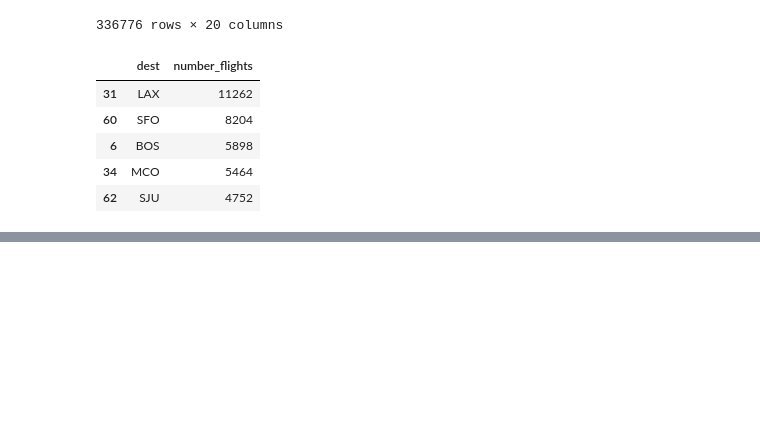
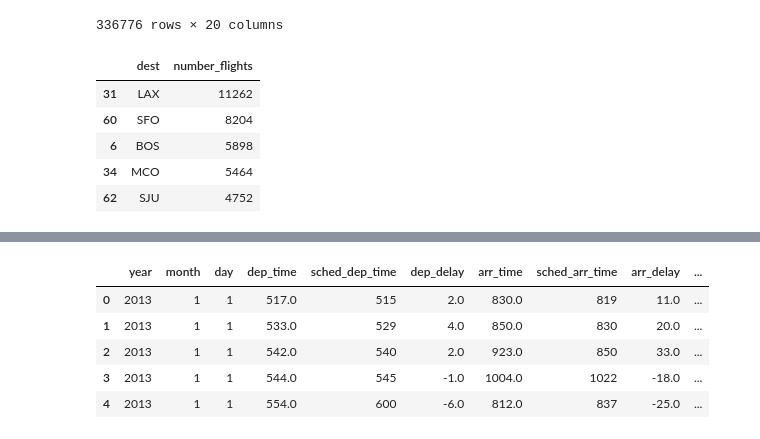
Before and after one commit to M-Christensen/ATPA, a Jupyter notebook: SOAModule_Notes/Module2/Sec2_DataTransformationCleaning.ipynb, the cells around one changed output, grey strips where cells are left out. Drawn from its saved outputs; the diff is of its cells as text; code cells hidden in the pictures; blank space fills up the shorter version.

```diff
--- a/SOAModule_Notes/Module2/Sec2_DataTransformationCleaning.ipynb
+++ b/SOAModule_Notes/Module2/Sec2_DataTransformationCleaning.ipynb
@@ -698,8 +824,20 @@ my_date.strftime("%A") # Extracts the day of week as a name
 # %%
 # CHUNK 64: Exercise 2.3.13: Convert the Year, Month, and Day variables in the flight data to a single date variable
 
 # Reload the flights data if needed
-# flights = pd.read_csv("flights.csv")
+flights = pd.read_csv("Data/flights.csv")
+
+cols = ['month', 'day', 'year']
+Date = flights[cols].apply(lambda row: "-".join(row.values.astype(str)), axis=1)
+flights['Date'] = [dt.datetime.strptime(i, "%m-%d-%Y") for i in Date]
+flights.head()
+# %% [output]
+|  | year | month | day | dep_time | sched_dep_time | dep_delay | arr_time | sched_arr_time | arr_delay | ... |
+| 0 | 2013 | 1 | 1 | 517.0 | 515 | 2.0 | 830.0 | 819 | 11.0 | ... |
+| 1 | 2013 | 1 | 1 | 533.0 | 529 | 4.0 | 850.0 | 830 | 20.0 | ... |
+| 2 | 2013 | 1 | 1 | 542.0 | 540 | 2.0 | 923.0 | 850 | 33.0 | ... |
+| 3 | 2013 | 1 | 1 | 544.0 | 545 | -1.0 | 1004.0 | 1022 | -18.0 | ... |
+| 4 | 2013 | 1 | 1 | 554.0 | 600 | -6.0 | 812.0 | 837 | -25.0 | ... |
 # %%
 # CHUNK 65: Exercise 2.3.13: Solution
 
```
Also changed, not shown: parts of 38 cells of this notebook.
